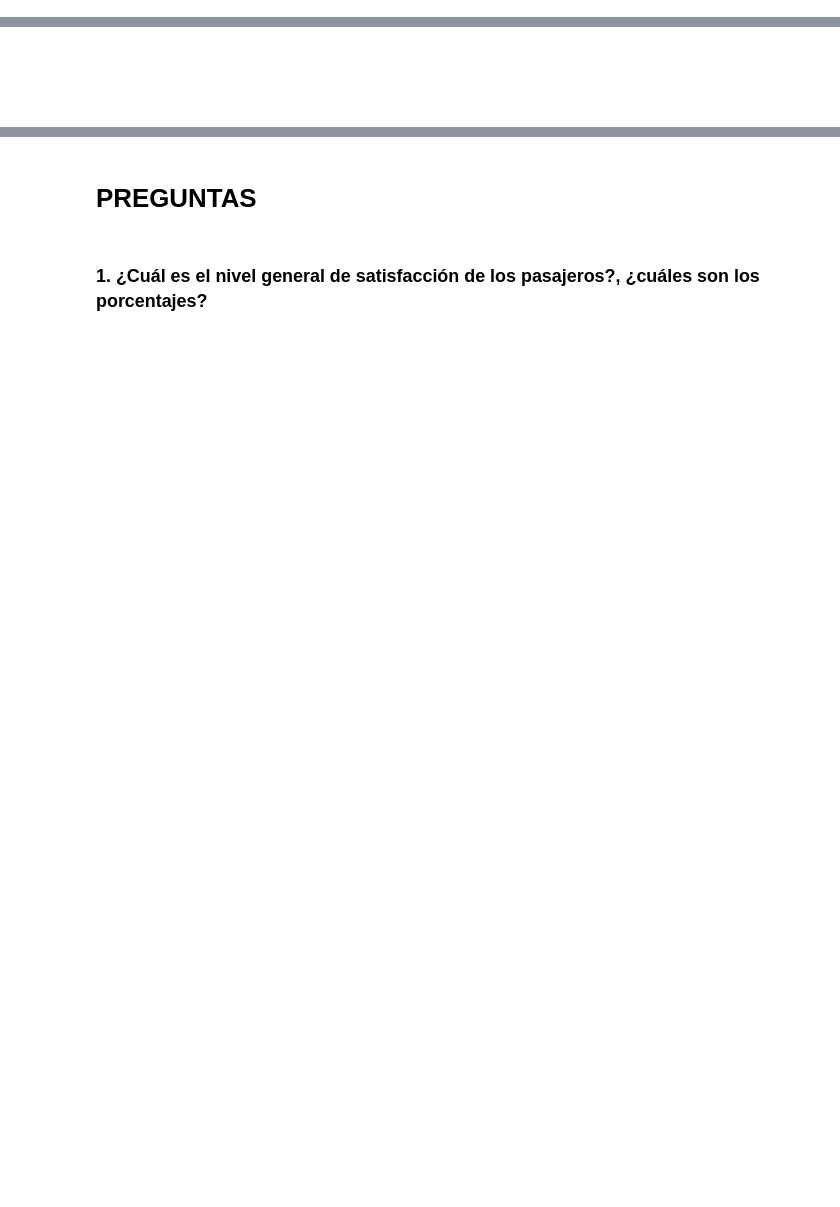
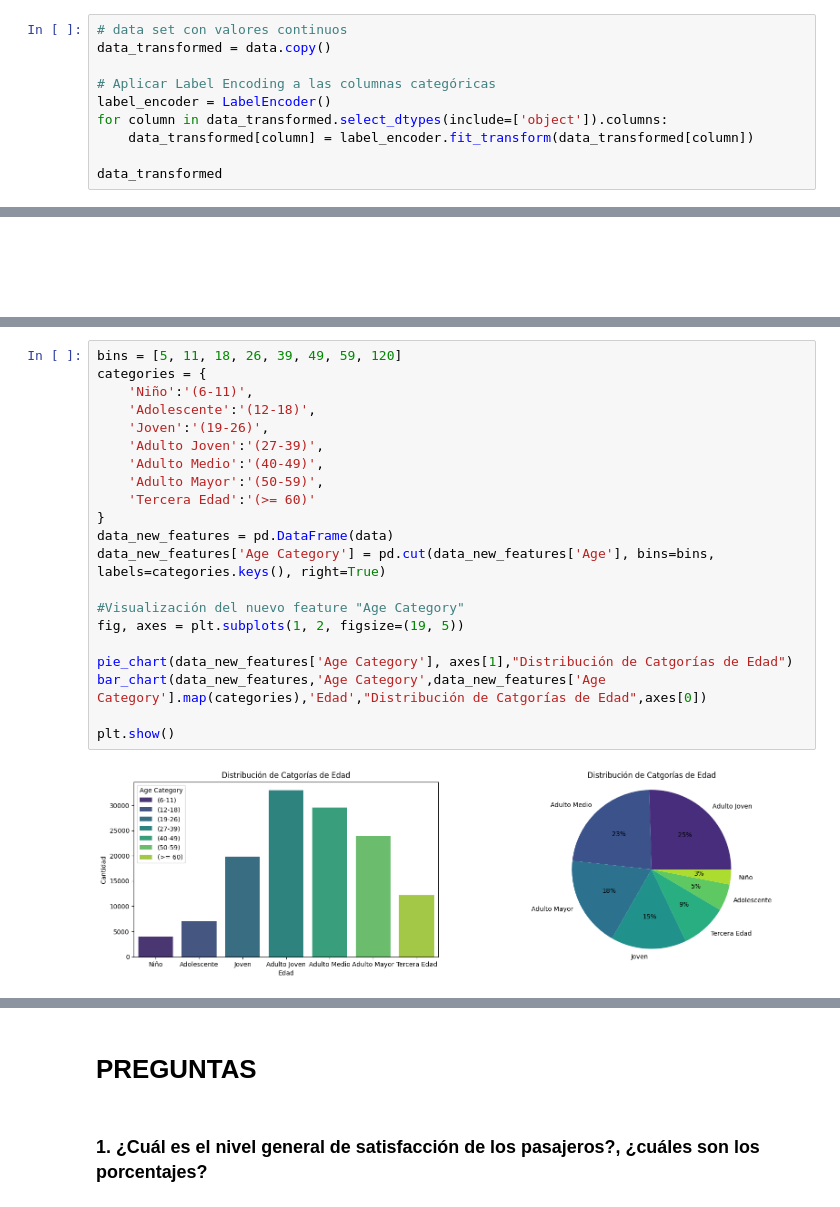
Before and after one commit to fgghi/Proyecto-Sis-Inteligentes, a Jupyter notebook: EDA/Proyecto_Final_Sis_int copy.ipynb, the cells around one changed output, grey strips where cells are left out. Saved outputs shown, nothing was run; the diff lists cells and outputs as text; blank space fills up the shorter version.

```diff
--- a/EDA/Proyecto_Final_Sis_int copy.ipynb
+++ b/EDA/Proyecto_Final_Sis_int copy.ipynb
@@ -112,3 +114,13 @@ data.head()
 | 3 | Female | Loyal Customer | 25 | Business travel | Business | 562 | 2 | ... |
 | 4 | Male | Loyal Customer | 61 | Business travel | Business | 214 | 3 | ... |
 5 rows × 23 columns
+# %%
+# data set con valores continuos
+data_transformed = data.copy()
+
+# Aplicar Label Encoding a las columnas categóricas
+label_encoder = LabelEncoder()
+for column in data_transformed.select_dtypes(include=['object']).columns:
+    data_transformed[column] = label_encoder.fit_transform(data_transformed[column])
+
+data_transformed
@@ -123,0 +224,23 @@ data.head()
+# %%
+bins = [5, 11, 18, 26, 39, 49, 59, 120]
+categories = {
+    'Niño':'(6-11)',
+    'Adolescente':'(12-18)',
+    'Joven':'(19-26)',
+    'Adulto Joven':'(27-39)',
+    'Adulto Medio':'(40-49)',
+    'Adulto Mayor':'(50-59)',
+    'Tercera Edad':'(>= 60)'
+}
+data_new_features = pd.DataFrame(data)
+data_new_features['Age Category'] = pd.cut(data_new_features['Age'], bins=bins, labels=categories.keys(), right=True)
+
+#Visualización del nuevo feature "Age Category"
+fig, axes = plt.subplots(1, 2, figsize=(19, 5))
+
+pie_chart(data_new_features['Age Category'], axes[1],"Distribución de Catgorías de Edad")
+bar_chart(data_new_features,'Age Category',data_new_features['Age Category'].map(categories),'Edad',"Distribución de Catgorías de Edad",axes[0])
+
+plt.show()
+# %% [output]
+[figure, added]
```
Also changed, not shown: parts of 16 cells of this notebook.
